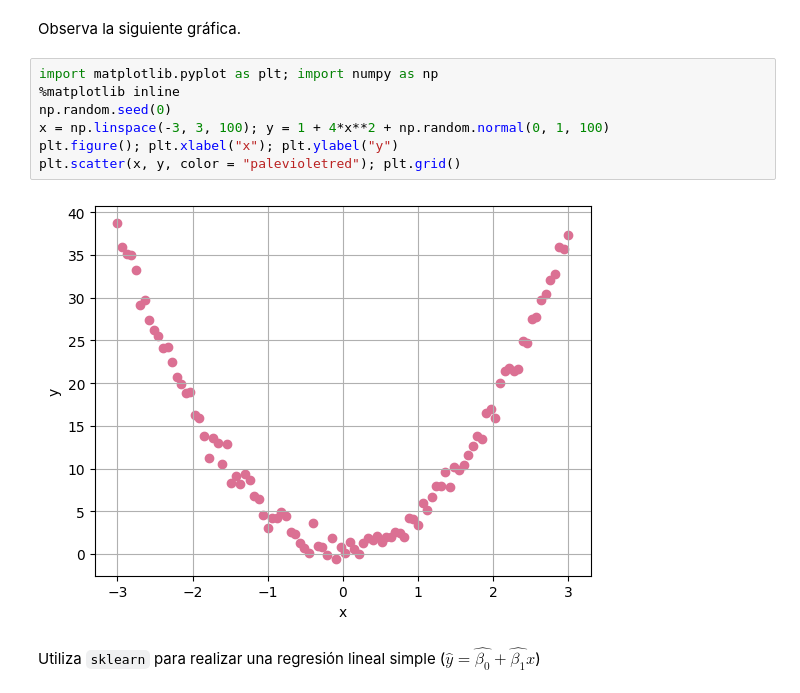
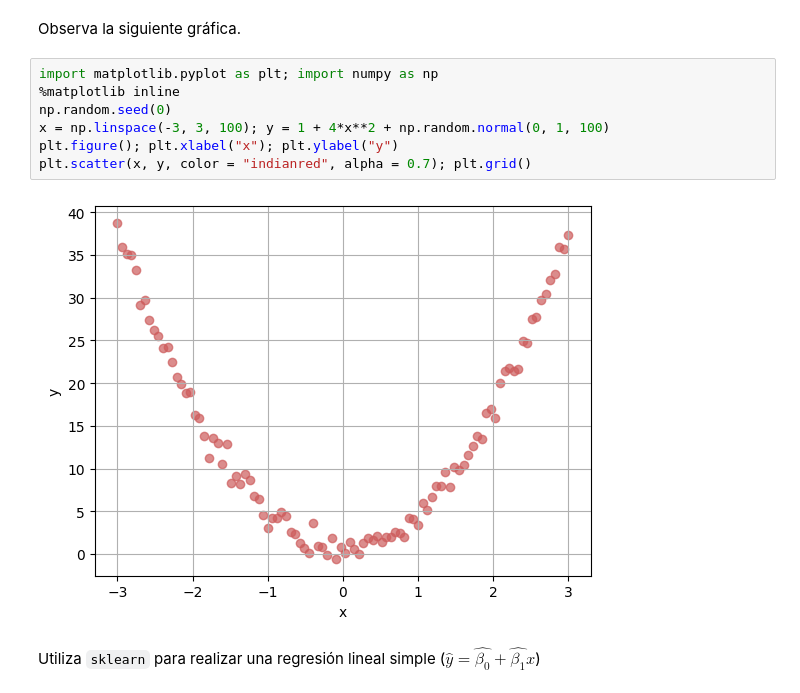
Before and after one commit to AnaSofiaHinojosa/LabAprEst, a Jupyter notebook: Lab - R2.ipynb, the cells around one changed output. Cells and saved outputs as stored; diff of their text form.

Commit message:
color primera grafica

```diff
--- a/Lab - R2.ipynb
+++ b/Lab - R2.ipynb
@@ -13,12 +13,12 @@ Observa la siguiente gráfica.
 # %%
 import matplotlib.pyplot as plt; import numpy as np
 %matplotlib inline
 np.random.seed(0)
 x = np.linspace(-3, 3, 100); y = 1 + 4*x**2 + np.random.normal(0, 1, 100)
 plt.figure(); plt.xlabel("x"); plt.ylabel("y")
-plt.scatter(x, y, color = "palevioletred"); plt.grid()
+plt.scatter(x, y, color = "indianred", alpha = 0.7); plt.grid()
 # %% [output]
-[figure, old version]
+[figure, new version]
 # %% [markdown]
 Utiliza `sklearn` para realizar una regresión lineal simple ($\hat{y} = \hat{\beta_0} + \hat{\beta_1}x $)
 # %%
```
